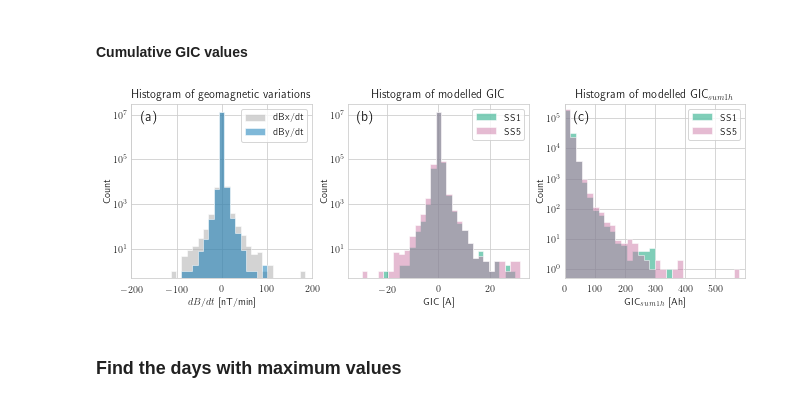
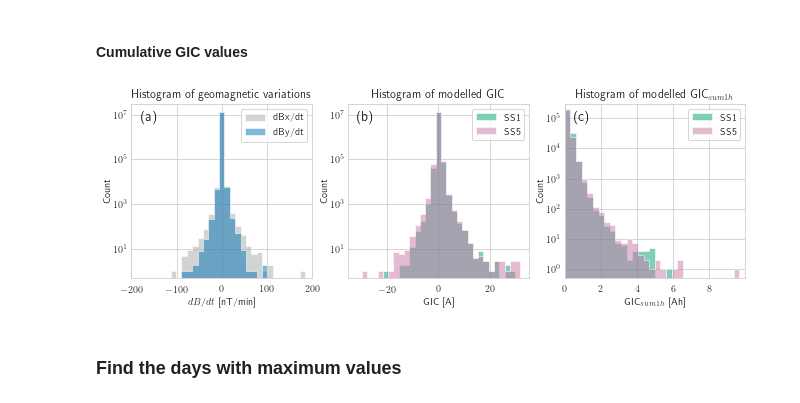
Before and after one commit to bairaelyn/SOLARWIND2GIC, a Jupyter notebook: 2_HistoricalAnalysis.ipynb, the cells around one changed output. Drawn from its saved outputs; the diff is of its cells as text; code cells hidden in the pictures.

Commit message:
Changed calculation of GICsum to be independent of sampling rate. Updated all figures and table.

```diff
--- a/2_HistoricalAnalysis.ipynb
+++ b/2_HistoricalAnalysis.ipynb
@@ -335,7 +335,7 @@ while cut2 < len(gic_fit_SS1):
     t_sums.append(zero_time + timedelta(minutes=int(cut1+window_len/2)))
     inds_sums.append(cut1 + window_len/2.)
     cut1 += window_len
-inds_sums, gic_SS1_sums, gic_SS5_sums = np.array(inds_sums), np.array(gic_SS1_sums), np.array(gic_SS5_sums)
+inds_sums, gic_SS1_sums, gic_SS5_sums = np.array(inds_sums), np.array(gic_SS1_sums)/window_len, np.array(gic_SS5_sums)/window_len
 t_sums = np.array(t_sums)
 # %%
 fig, (ax_db, ax_gic, ax_sum) = plt.subplots(1,3, figsize=(11,3.2))
@@ -360,35 +360,35 @@ max_gic = np.max((np.abs(gic_fit_SS1).max(), np.abs(gic_fit_SS5).max()))
 sns.distplot(gic_fit_SS1, label='SS1', color=c_SS1, bins=nbins, ax=ax_gic, kde=False, hist_kws=dict(alpha=0.5, histtype="stepfilled", range=[-max_gic, max_gic]))
 sns.distplot(gic_fit_SS5, label='SS5', color=c_SS5, bins=nbins, ax=ax_gic, kde=False, hist_kws=dict(alpha=0.5, histtype="stepfilled", range=[-max_gic, max_gic]))
 ax_gic.set_title(r'Histogram of modelled GIC')
 ax_gic.set_xlabel(r"GIC [A]")
 
 max_sum = np.max((np.abs(gic_SS1_sums).max(), np.abs(gic_SS5_sums).max()))
 sns.distplot(gic_SS1_sums, label='SS1', color=c_SS1, bins=nbins, ax=ax_sum, kde=False, hist_kws=dict(alpha=0.5, histtype="stepfilled", range=[0, max_sum]))
 sns.distplot(gic_SS5_sums, label='SS5', color=c_SS5, bins=nbins, ax=ax_sum, kde=False, hist_kws=dict(alpha=0.5, histtype="stepfilled", range=[0, max_sum]))
-ax_sum.set_xlim([0, max_sum+20])
+ax_sum.set_xlim([0, max_sum+20/60])
 ax_sum.set_title(r'Histogram of modelled GIC$_{sum1h}$')
 ax_sum.set_xlabel(r"GIC$_{sum1h}$ [Ah]")
 
 for ax in (ax_db, ax_gic, ax_sum):
     ax.set_yscale('log')
     ax.set_ylabel("Count", labelpad=1)
     ax.legend()
     ax.tick_params(axis='y', pad=1)
 
 max_count = 30000000
 ax_db.set_ylim([0.5, max_count])
 ax_gic.set_ylim([0.5, max_count])
 ax_sum.set_ylim([0.5, max_count/100])
 
 # Label each panel:
 for ax, ann in zip([ax_db, ax_gic, ax_sum], ['a', 'b', 'c']):
     ax.text(0.05, 0.9, "("+ann+")", transform=ax.transAxes, fontsize=14)
 
 
 plt.savefig(os.path.join(plot_path, "hist_all.png"), dpi=300, bbox_inches='tight')
 plt.show()
 # %% [output]
-[figure, old version]
+[figure, new version]
 # %% [markdown]
 ### Find the days with maximum values
 # %% [markdown]
```
Also changed, not shown: parts of 6 cells of this notebook, 2 other files.
